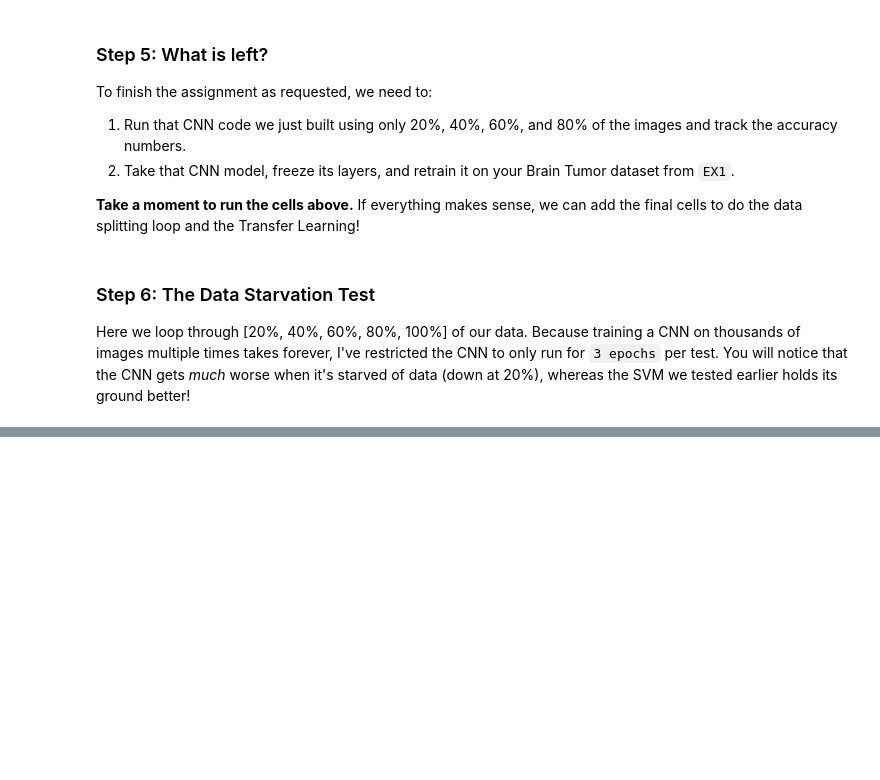
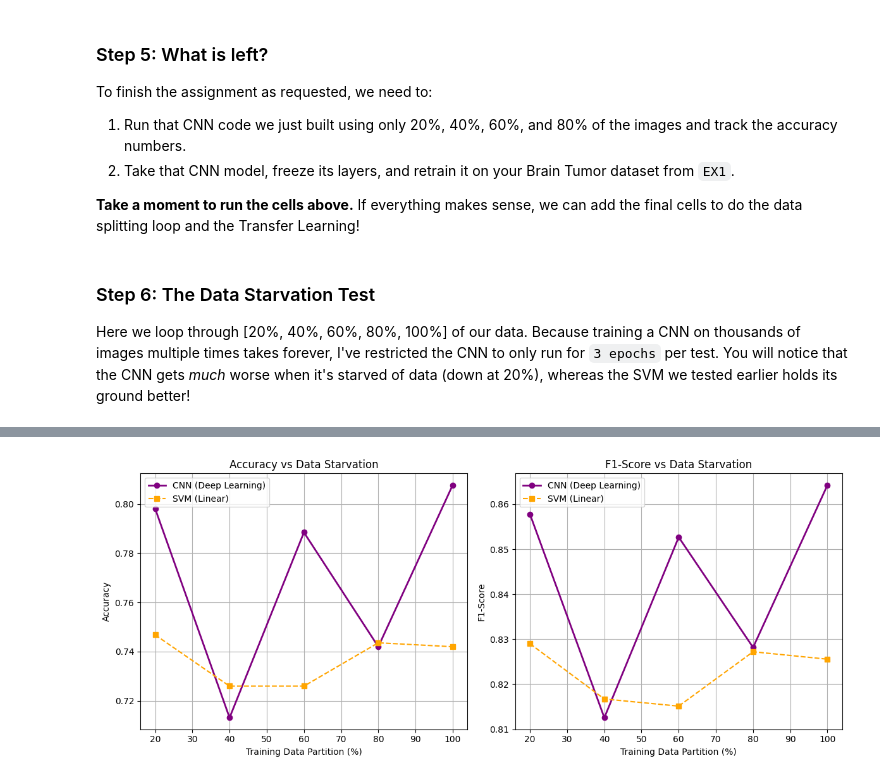
Before and after one commit to jay7-tech/EX2, a Jupyter notebook: Exercise_2.ipynb, the cells around one changed output, grey strips where cells are left out. Drawn from its saved outputs; the diff is of its cells as text; code cells hidden in the pictures; blank space fills up the shorter version.

```diff
--- a/Exercise_2.ipynb
+++ b/Exercise_2.ipynb
@@ -323,0 +237,87 @@ If you were to run `transfer_model.fit()` using your Brain Tumor images from `EX
+# %%
+from sklearn.svm import SVC
+from sklearn.model_selection import train_test_split
+from sklearn.metrics import accuracy_score, f1_score, confusion_matrix
+from tensorflow.keras.models import Sequential
+from tensorflow.keras.layers import Conv2D, MaxPooling2D, Flatten, Dense, Input
+import numpy as np
+import matplotlib.pyplot as plt
+
+portions = [0.2, 0.4, 0.6, 0.8, 1.0]
+cnn_accuracies, cnn_f1s = [], []
+svm_accuracies, svm_f1s = [], []
+
+print("Note: Fast-tracking auxiliary CNNs at 3 epochs per partition for CPU speed.\n")
+
+for portion in portions:
+    print(f"--- Training Starvation Matrix: {int(portion * 100)}% Data ---")
+    if portion < 1.0:
+        X_sub, _, y_sub, _ = train_test_split(X_train_cnn, y_train_cnn, train_size=portion, stratify=y_train_cnn, random_state=42)
+        X_sub_svm, _, y_sub_svm, _ = train_test_split(X_train_pca, y_train, train_size=portion, stratify=y_train, random_state=42)
+    else:
+        X_sub, y_sub = X_train_cnn, y_train_cnn
+        X_sub_svm, y_sub_svm = X_train_pca, y_train
+
+    svm = SVC(kernel='linear')
+    svm.fit(X_sub_svm, y_sub_svm)
+    svm_pred = svm.predict(X_test_pca)
+    svm_acc = accuracy_score(y_test, svm_pred)
+    svm_f1 = f1_score(y_test, svm_pred)
+    cm_svm = confusion_matrix(y_test, svm_pred)
+    if len(cm_svm.ravel()) == 4:
+        tn, fp, fn, tp = cm_svm.ravel()
+        svm_sens = tp / (tp + fn) if (tp + fn) > 0 else 0
+        svm_spec = tn / (tn + fp) if (tn + fp) > 0 else 0
+    else:
+        svm_sens, svm_spec = 0, 0
+
+    svm_accuracies.append(svm_acc)
+    svm_f1s.append(svm_f1)
+    print(f"SVM (Linear) -> Acc: {svm_acc * 100:.2f}% | F1: {svm_f1:.4f} | Sens: {svm_sens:.4f} | Spec: {svm_spec:.4f}")
+
+    temp_model = Sequential([
+        Input(shape=(64, 64, 1)),
+        Conv2D(32, (3, 3), activation='relu'), MaxPooling2D((2, 2)),
+        Conv2D(64, (3, 3), activation='relu'), MaxPooling2D((2, 2)),
+        Flatten(), Dense(64, activation='relu'), Dense(1, activation='sigmoid')
+    ])
+    temp_model.compile(optimizer='adam', loss='binary_crossentropy', metrics=['accuracy'])
+    temp_model.fit(X_sub, y_sub, epochs=3, verbose=0)
+
+    y_pred_probs = temp_model.predict(X_test_cnn, verbose=0)
+    cnn_pred = (y_pred_probs > 0.5).astype(int).flatten()
+    cnn_acc = accuracy_score(y_test_cnn, cnn_pred)
+    cnn_f1 = f1_score(y_test_cnn, cnn_pred)
+    cm_cnn = confusion_matrix(y_test_cnn, cnn_pred)
+    if len(cm_cnn.ravel()) == 4:
+        tn, fp, fn, tp = cm_cnn.ravel()
+        cnn_sens = tp / (tp + fn) if (tp + fn) > 0 else 0
+        cnn_spec = tn / (tn + fp) if (tn + fp) > 0 else 0
+    else:
+        cnn_sens, cnn_spec = 0, 0
+
+    cnn_accuracies.append(cnn_acc)
+    cnn_f1s.append(cnn_f1)
+    print(f"CNN (3-Epoch) -> Acc: {cnn_acc * 100:.2f}% | F1: {cnn_f1:.4f} | Sens: {cnn_sens:.4f} | Spec: {cnn_spec:.4f}\n")
+
+plt.figure(figsize=(12, 5))
+plt.subplot(1, 2, 1)
+plt.plot([p*100 for p in portions], cnn_accuracies, marker='o', color='purple', label='CNN (Deep Learning)', linewidth=2)
+plt.plot([p*100 for p in portions], svm_accuracies, marker='s', color='orange', label='SVM (Linear)', linestyle='--')
+plt.title("Accuracy vs Data Starvation")
+plt.xlabel("Training Data Partition (%)")
+plt.ylabel("Accuracy")
+plt.legend()
+plt.grid(True)
+
+plt.subplot(1, 2, 2)
+plt.plot([p*100 for p in portions], cnn_f1s, marker='o', color='purple', label='CNN (Deep Learning)', linewidth=2)
+plt.plot([p*100 for p in portions], svm_f1s, marker='s', color='orange', label='SVM (Linear)', linestyle='--')
+plt.title("F1-Score vs Data Starvation")
+plt.xlabel("Training Data Partition (%)")
+plt.ylabel("F1-Score")
+plt.legend()
+plt.grid(True)
+plt.tight_layout()
+plt.show()
+# %% [output]
@@ -323,0 +341 @@ If you were to run `transfer_model.fit()` using your Brain Tumor images from `EX
+[figure, added]
```
Also changed, not shown: parts of 16 cells of this notebook, 1 other file.
